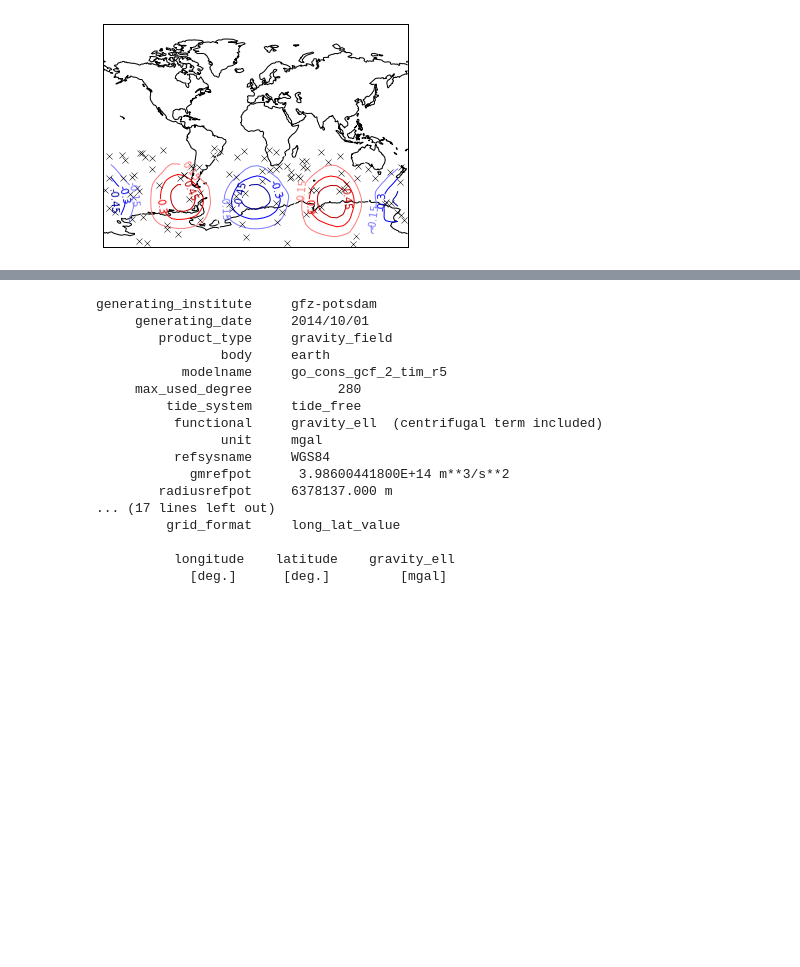
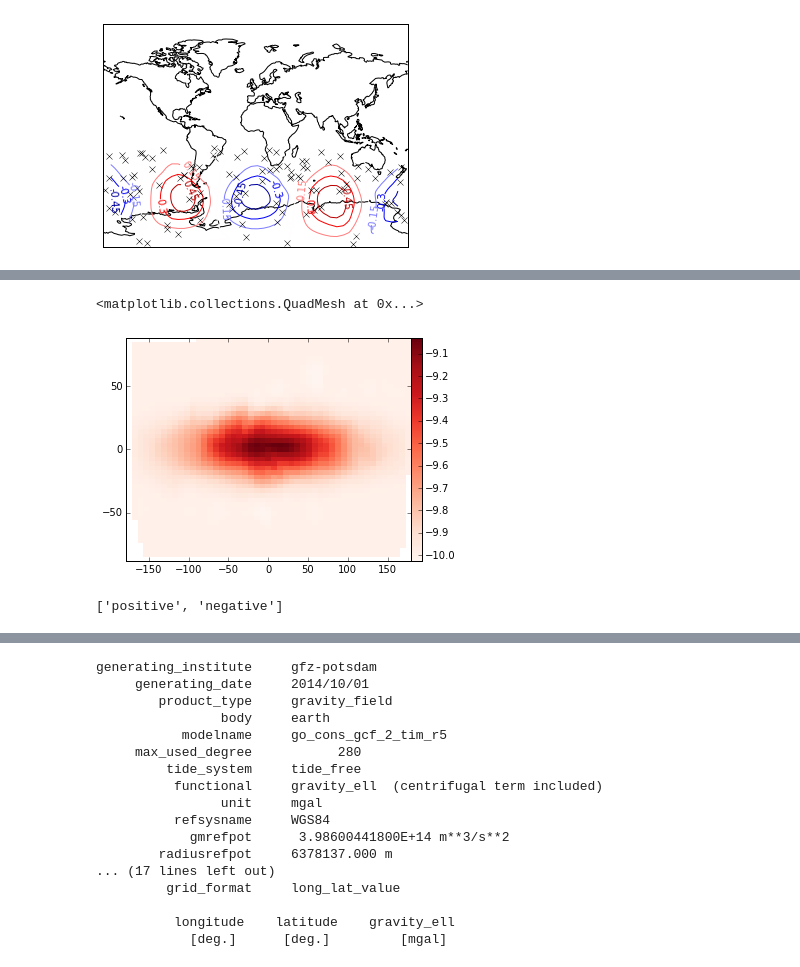
Before and after one commit to fatiando/prototypes, a Jupyter notebook: grid-class.ipynb, the cells around one changed output, grey strips where cells are left out. Drawn from its saved outputs; the diff is of its cells as text; code cells hidden in the pictures; blank space fills up the shorter version.

```diff
--- a/grid-class.ipynb
+++ b/grid-class.ipynb
@@ -521,0 +553,10 @@ mpl.gca().set_global()
+# %%
+g.interp((50, 50)).pcolor('data2')
+# %% [output]
+<matplotlib.collections.QuadMesh at 0x...>
+[figure, added]
+# %%
+g = Grid.load('tmp.txt', column_names='x,y,positive,negative'.split(','))
+g.get_attributes()
+# %% [output]
+['positive', 'negative']
```
Also changed, not shown: parts of 8 cells of this notebook.
